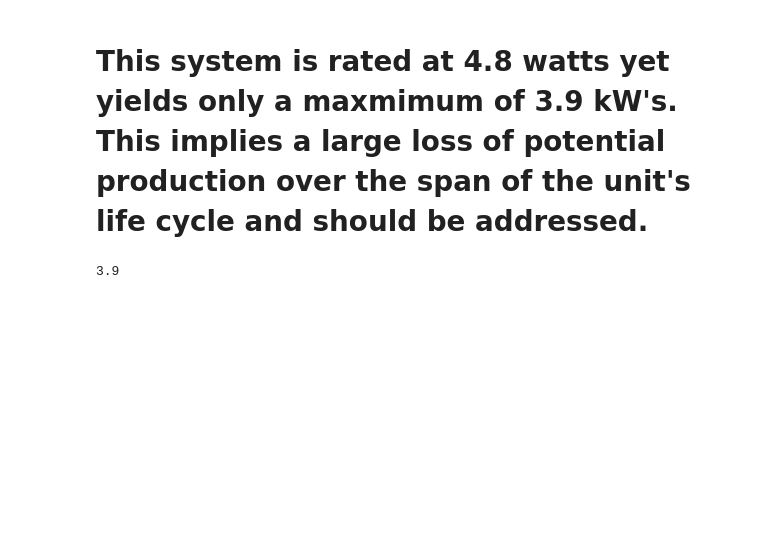
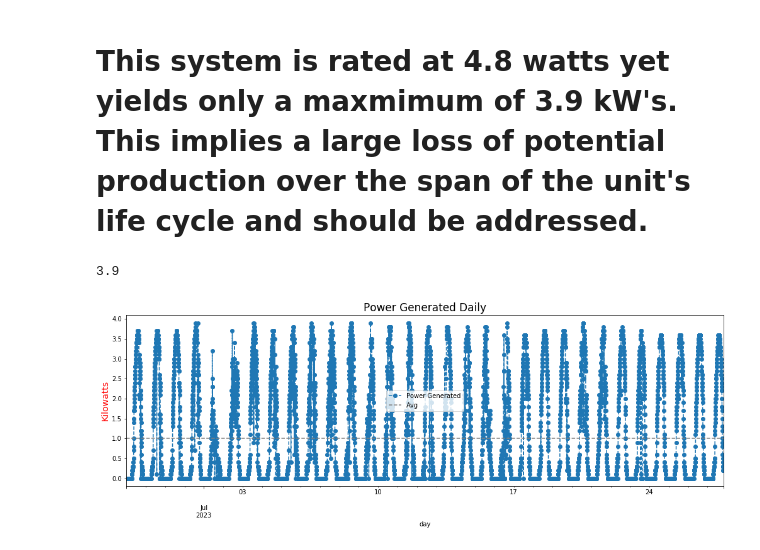
Before and after one commit to Phil-Mart/solar-analysis, a Jupyter notebook: solar_analysis.ipynb, the cells around one changed output. Cells and saved outputs as stored; diff of their text form; code cells hidden in the pictures; blank space fills up the shorter version.

Commit message:
1st graph

```diff
--- a/solar_analysis.ipynb
+++ b/solar_analysis.ipynb
@@ -77,3 +77,18 @@ max_output = df['Solar (kW)'].max()
 max_output
 # %% [output]
 3.9
+# %%
+output =df.copy()
+output['day']=output.index
+output=output.groupby('day').sum()
+output['output']=output['Solar (kW)']
+
+output['output'].plot(style='o--',figsize=(17,5),label='Power Generated')
+
+plt.title('Power Generated Daily',size=17)
+plt.ylabel('Kilowatts',fontsize=14,color='red')
+plt.axhline(output['output'].mean(),linestyle='--',color='gray',label='Avg')
+plt.legend()
+plt.show()
+# %% [output]
+[figure, added]
```
